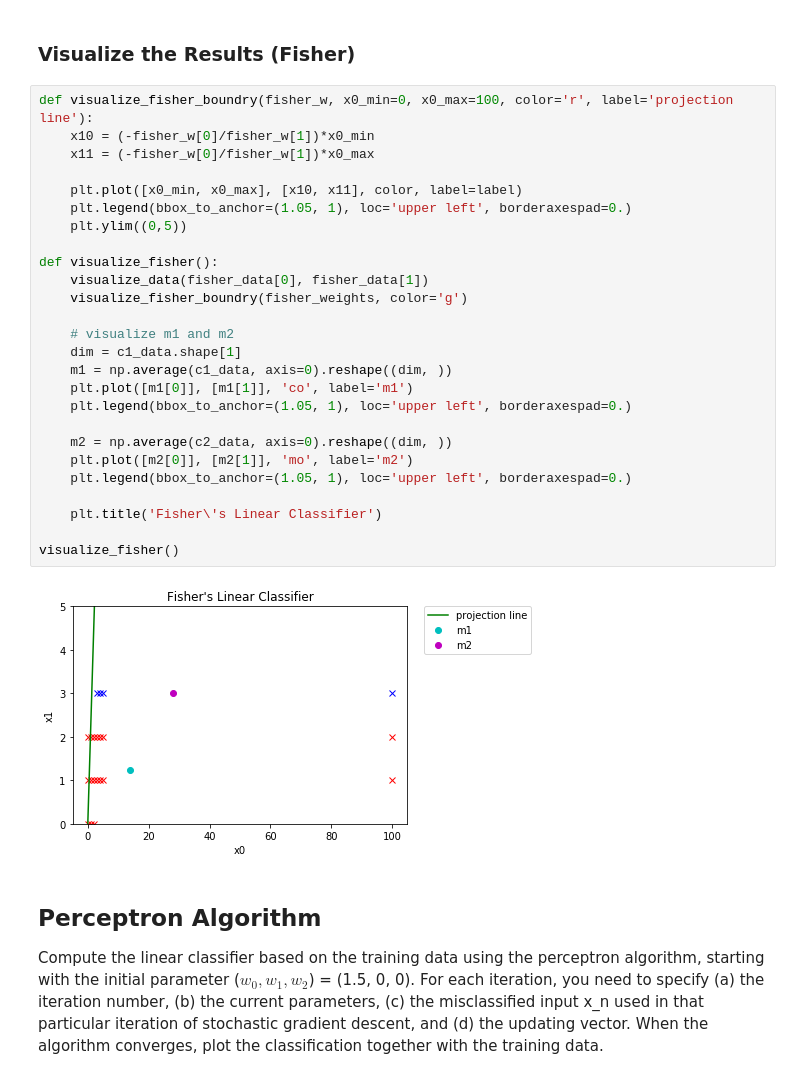
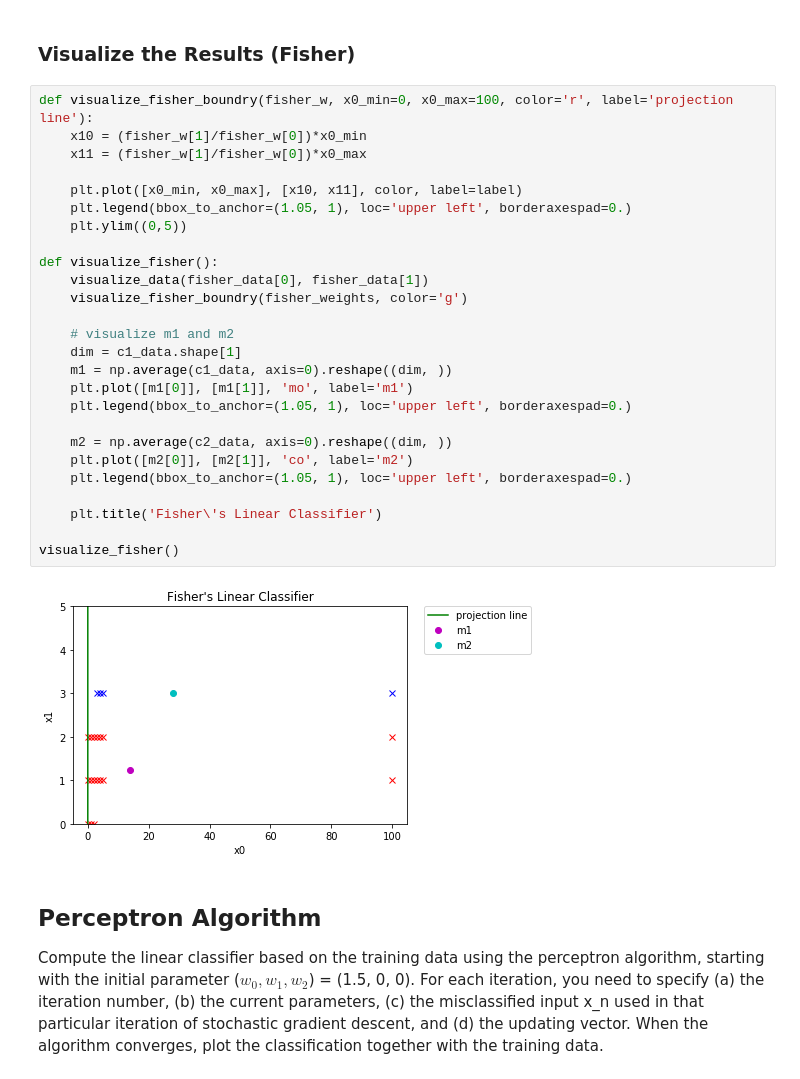
Before and after one commit to GuanSuns/Statistical-Machine-Learning, a Jupyter notebook: Discriminant Linear Classifiers.ipynb, the cells around one changed output. Saved outputs shown, nothing was run; the diff lists cells and outputs as text.

Commit message:
fixed fisher's discriminant

```diff
--- a/Discriminant Linear Classifiers.ipynb
+++ b/Discriminant Linear Classifiers.ipynb
@@ -310,32 +346,32 @@ Learned weights:  [ 0.91718418 -0.39846352] , learned w0:  [18.28218268]
 ### Visualize the Results (Fisher)
 # %%
 def visualize_fisher_boundry(fisher_w, x0_min=0, x0_max=100, color='r', label='projection line'):
-    x10 = (-fisher_w[0]/fisher_w[1])*x0_min
-    x11 = (-fisher_w[0]/fisher_w[1])*x0_max
+    x10 = (fisher_w[1]/fisher_w[0])*x0_min
+    x11 = (fisher_w[1]/fisher_w[0])*x0_max
 
     plt.plot([x0_min, x0_max], [x10, x11], color, label=label)
     plt.legend(bbox_to_anchor=(1.05, 1), loc='upper left', borderaxespad=0.)
     plt.ylim((0,5))
 
 def visualize_fisher():
     visualize_data(fisher_data[0], fisher_data[1])
     visualize_fisher_boundry(fisher_weights, color='g')
 
     # visualize m1 and m2
     dim = c1_data.shape[1]
     m1 = np.average(c1_data, axis=0).reshape((dim, ))
-    plt.plot([m1[0]], [m1[1]], 'co', label='m1')
+    plt.plot([m1[0]], [m1[1]], 'mo', label='m1')
     plt.legend(bbox_to_anchor=(1.05, 1), loc='upper left', borderaxespad=0.)
 
     m2 = np.average(c2_data, axis=0).reshape((dim, ))
-    plt.plot([m2[0]], [m2[1]], 'mo', label='m2')
+    plt.plot([m2[0]], [m2[1]], 'co', label='m2')
     plt.legend(bbox_to_anchor=(1.05, 1), loc='upper left', borderaxespad=0.)
 
     plt.title('Fisher\'s Linear Classifier')
 
 visualize_fisher()
 # %% [output]
-[figure, old version]
+[figure, new version]
 # %% [markdown]
 ## Perceptron Algorithm
 
```
Also changed, not shown: parts of 4 cells of this notebook.
